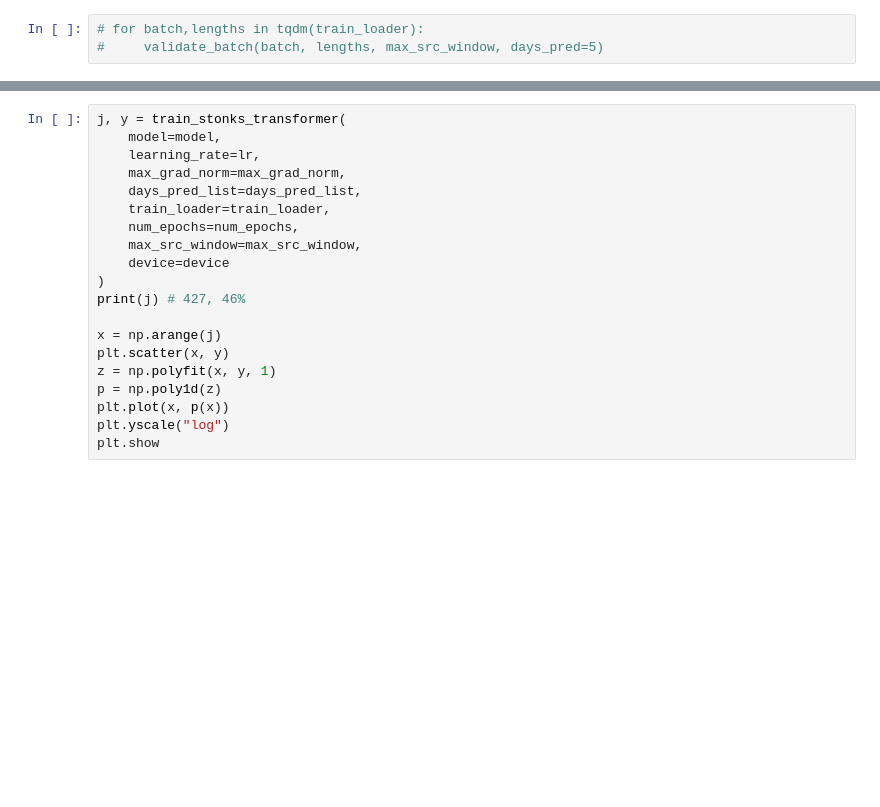
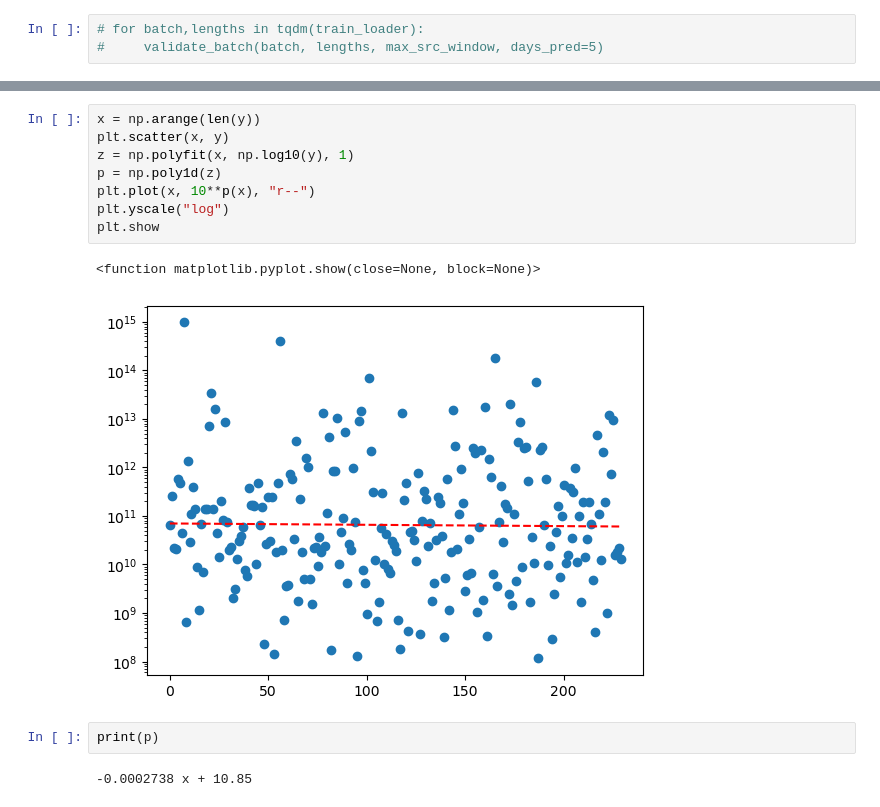
Before and after one commit to sweetkane/stonks, a Jupyter notebook: forecaster.ipynb, the cells around one changed output, grey strips where cells are left out. Drawn from its saved outputs; the diff is of its cells as text; blank space fills up the shorter version.

```diff
--- a/forecaster.ipynb
+++ b/forecaster.ipynb
@@ -49,20 +65,15 @@ model = stonks_transformer_model(
 # %%
-j, y = train_stonks_transformer(
-    model=model,
-    learning_rate=lr,
-    max_grad_norm=max_grad_norm,
-    days_pred_list=days_pred_list,
-    train_loader=train_loader,
-    num_epochs=num_epochs,
-    max_src_window=max_src_window,
-    device=device
-)
-print(j) # 427, 46%
-
-x = np.arange(j)
+x = np.arange(len(y))
 plt.scatter(x, y)
-z = np.polyfit(x, y, 1)
+z = np.polyfit(x, np.log10(y), 1)
 p = np.poly1d(z)
-plt.plot(x, p(x))
+plt.plot(x, 10**p(x), "r--")
 plt.yscale("log")
 plt.show
+# %% [output]
+<function matplotlib.pyplot.show(close=None, block=None)>
+[figure, added]
+# %%
+print(p)
+# %% [output]
+-0.0002738 x + 10.85
```
Also changed, not shown: parts of 1 cell of this notebook, 1 other file.
